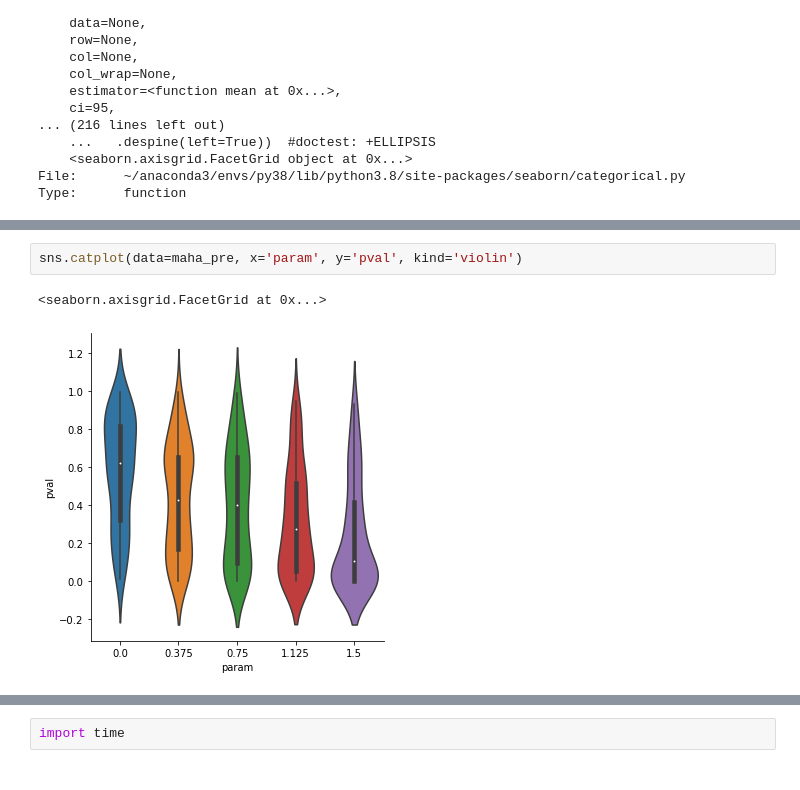
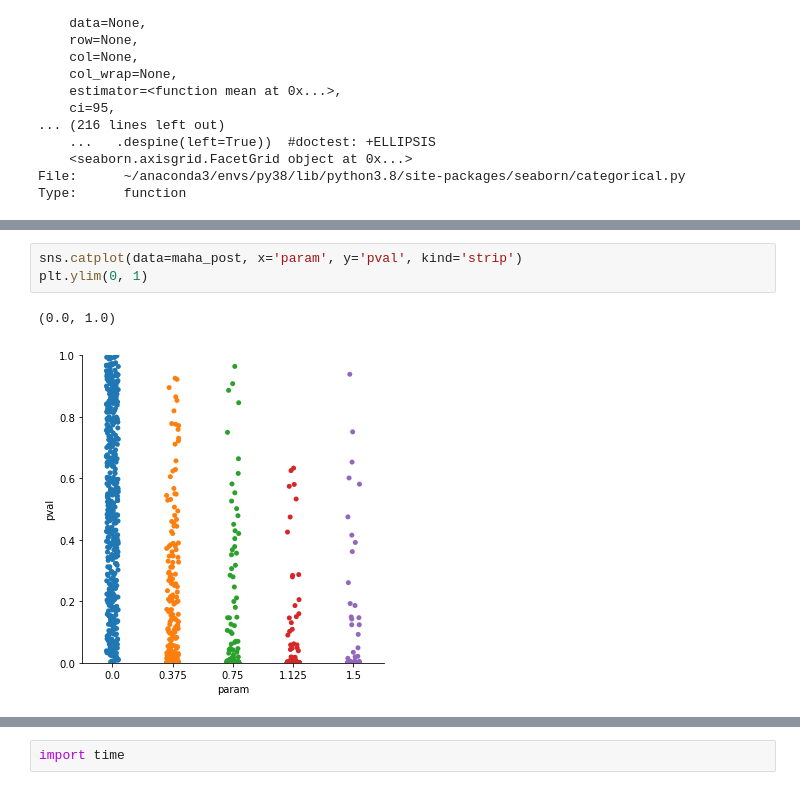
Before and after one commit to jrudoler/permutation-tests, a Jupyter notebook: data_viz.ipynb, the cells around one changed output, grey strips where cells are left out. Saved outputs shown, nothing was run; the diff lists cells and outputs as text.

Commit message:
joey updates with random data gen and refactoring

```diff
--- a/data_viz.ipynb
+++ b/data_viz.ipynb
@@ -110,8 +126,9 @@ plt.ylim(None, 1)
 # %%
-sns.catplot(data=maha_pre, x='param', y='pval', kind='violin')
+sns.catplot(data=maha_post, x='param', y='pval', kind='strip')
+plt.ylim(0, 1)
 # %% [output]
-<seaborn.axisgrid.FacetGrid at 0x...>
+(0.0, 1.0)
-[figure, old version]
+[figure, new version]
 # %%
 ax = sns.pointplot(data=maha_pre, x="param", y="score",)
 sns.pointplot(data=maha_pre, x="param", y="expected_auc", ax =ax, color='red')
```
Also changed, not shown: parts of 11 cells of this notebook, 4 other files.
